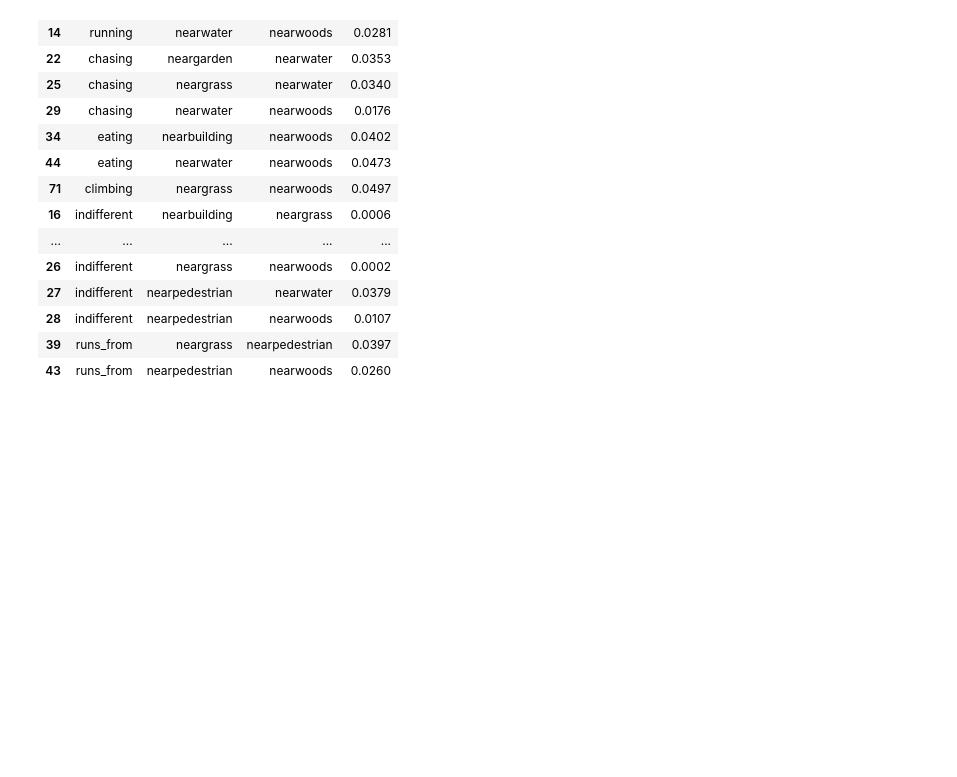
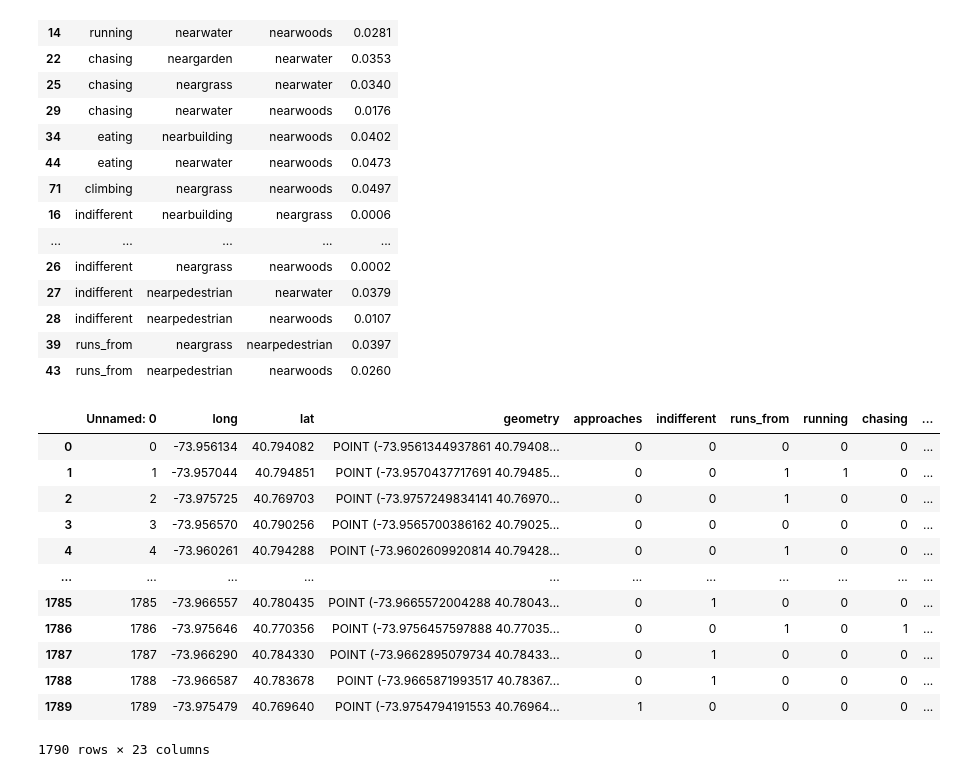
Before and after one commit to c6shi/nyc-squirrels, a Jupyter notebook: scratch/statistical tests.ipynb, the cells around one changed output. Cells and saved outputs as stored; diff of their text form; code cells hidden in the pictures; blank space fills up the shorter version.

```diff
--- a/scratch/statistical tests.ipynb
+++ b/scratch/statistical tests.ipynb
@@ -356,3 +380,21 @@ final_stats[final_stats['p-value'] < 0.05]
 | 28 | indifferent | nearpedestrian | nearwoods | 0.0107 |
 | 39 | runs_from | neargrass | nearpedestrian | 0.0397 |
 | 43 | runs_from | nearpedestrian | nearwoods | 0.0260 |
+# %%
+bfsqrls = pd.read_csv('/Users/candusshi/projects/nycsquirrels/nyc-squirrels/dataframes/bfsqrls.csv')
+# %%
+bfsqrls
+# %% [output]
+|  | Unnamed: 0 | long | lat | geometry | approaches | indifferent | runs_from | running | chasing | ... |
+| 0 | 0 | -73.956134 | 40.794082 | POINT (-73.9561344937861 40.79408... | 0 | 0 | 0 | 0 | 0 | ... |
+| 1 | 1 | -73.957044 | 40.794851 | POINT (-73.9570437717691 40.79485... | 0 | 0 | 1 | 1 | 0 | ... |
+| 2 | 2 | -73.975725 | 40.769703 | POINT (-73.9757249834141 40.76970... | 0 | 0 | 1 | 0 | 0 | ... |
+| 3 | 3 | -73.956570 | 40.790256 | POINT (-73.9565700386162 40.79025... | 0 | 0 | 0 | 0 | 0 | ... |
+| 4 | 4 | -73.960261 | 40.794288 | POINT (-73.9602609920814 40.79428... | 0 | 0 | 1 | 0 | 0 | ... |
+| ... | ... | ... | ... | ... | ... | ... | ... | ... | ... | ... |
+| 1785 | 1785 | -73.966557 | 40.780435 | POINT (-73.9665572004288 40.78043... | 0 | 1 | 0 | 0 | 0 | ... |
+| 1786 | 1786 | -73.975646 | 40.770356 | POINT (-73.9756457597888 40.77035... | 0 | 0 | 1 | 0 | 1 | ... |
+| 1787 | 1787 | -73.966290 | 40.784330 | POINT (-73.9662895079734 40.78433... | 0 | 1 | 0 | 0 | 0 | ... |
+| 1788 | 1788 | -73.966587 | 40.783678 | POINT (-73.9665871993517 40.78367... | 0 | 1 | 0 | 0 | 0 | ... |
+| 1789 | 1789 | -73.975479 | 40.769640 | POINT (-73.9754794191553 40.76964... | 1 | 0 | 0 | 0 | 0 | ... |
+1790 rows × 23 columns
```
Also changed, not shown: parts of 3 cells of this notebook, 2 other files.
